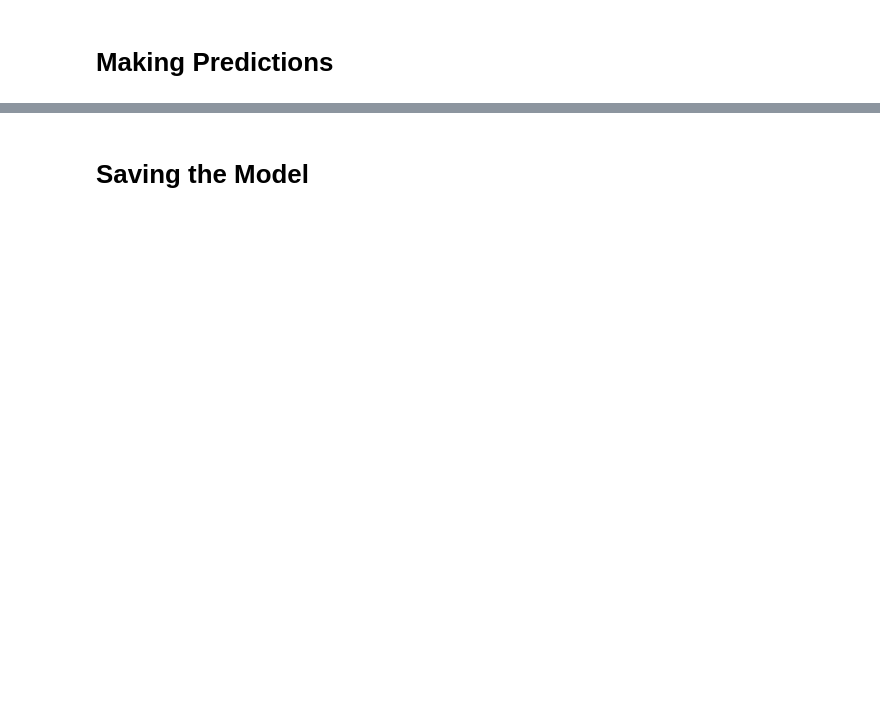
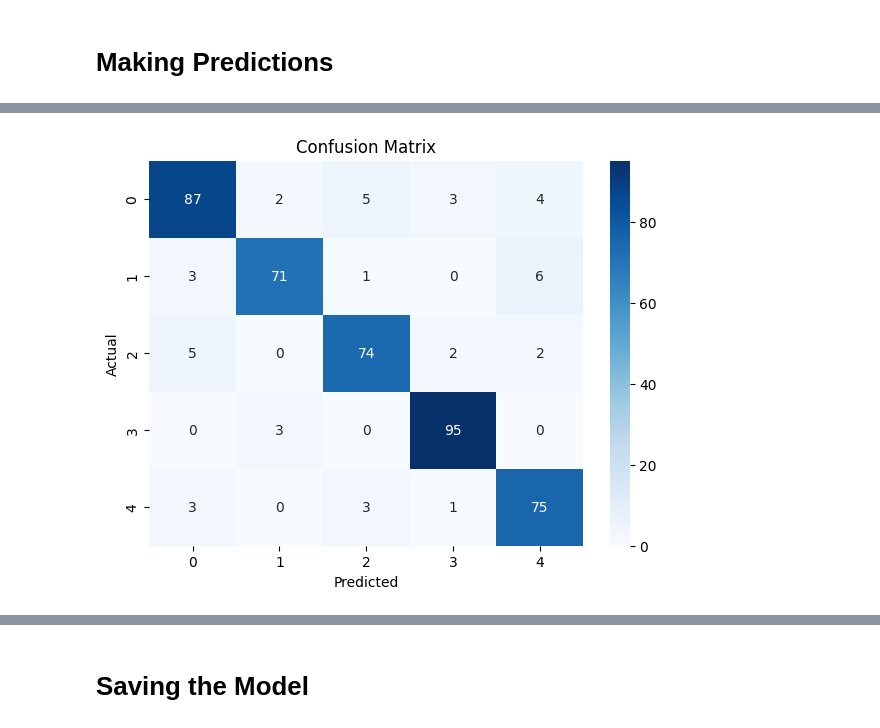
Before and after one commit to rakeshkambojvinayak/glia_assignment, a Jupyter notebook: classification_assignment.ipynb, the cells around one changed output, grey strips where cells are left out. Saved outputs shown, nothing was run; the diff lists cells and outputs as text; code cells hidden in the pictures; blank space fills up the shorter version.

Commit message:
Added latest file for model training

```diff
--- a/classification_assignment.ipynb
+++ b/classification_assignment.ipynb
@@ -323,8 +400,8 @@ class CustomCallback(Callback):
         if logs is None:
             logs = {}
 
-        # Specify the validation accuracy threshold we want (e.g., 97%)
-        target_accuracy = 0.95
+        # Specify the validation accuracy threshold we want (e.g., 94%)
+        target_accuracy = 0.94
 
         # Check if validation accuracy reaches the target accuracy
         if logs.get('val_accuracy') >= target_accuracy:
@@ -387,0 +526,19 @@ print(predicted_label, format(confidence_score, '.6f'))
+# %%
+# 1. Predict classes for x_test
+predictions = model.predict(X_test)
+predicted_labels = np.argmax(predictions, axis=1)
+true_labels = np.argmax(Y_test, axis=1)  # Assuming y_test is one-hot encoded
+
+# 2. Generate confusion matrix and metrics
+
+# Compute confusion matrix
+cm = confusion_matrix(true_labels, predicted_labels)
+
+# Plot the heatmap
+plt.figure(figsize=(7,5))
+sns.heatmap(cm, annot=True, fmt='d', cmap='Blues')
+plt.ylabel('Actual')
+plt.xlabel('Predicted')
+plt.title('Confusion Matrix')
+plt.show()
+# %% [output]
@@ -387,0 +546 @@ print(predicted_label, format(confidence_score, '.6f'))
+[figure, added]
```
Also changed, not shown: parts of 26 cells of this notebook, 1 other file.
